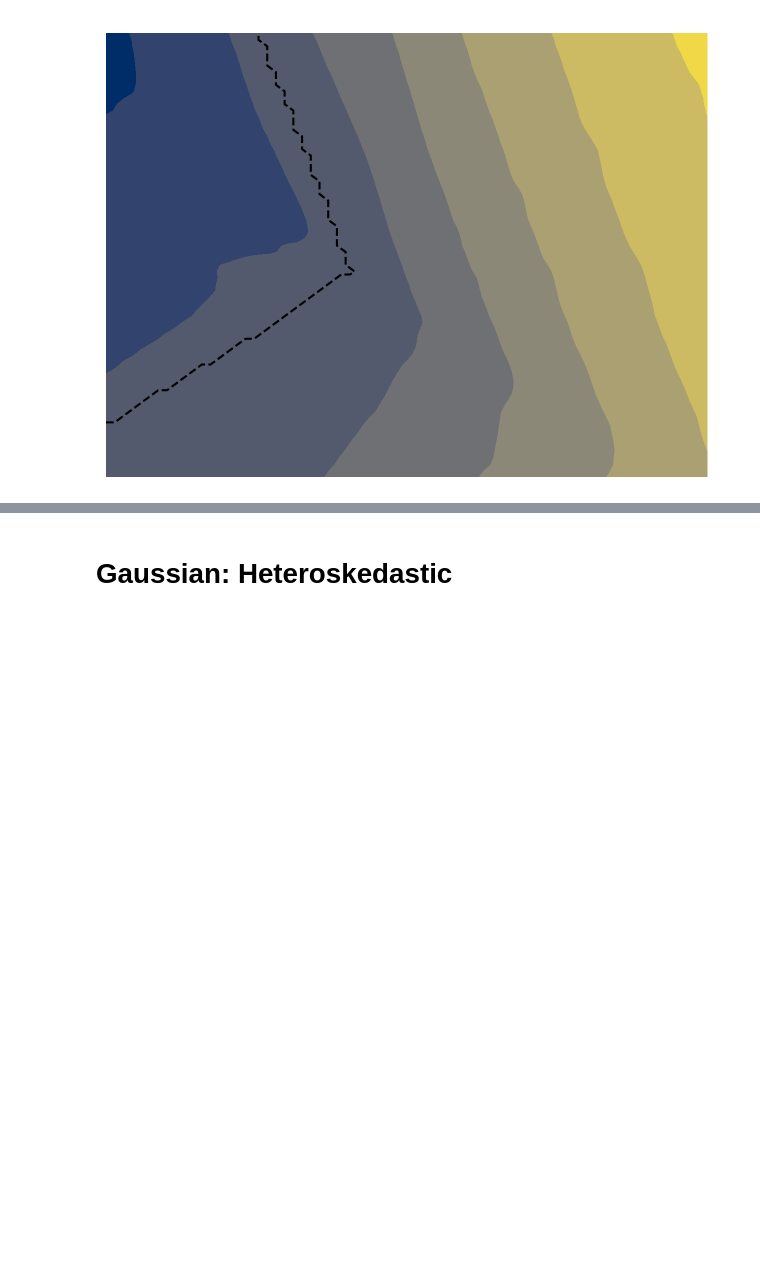
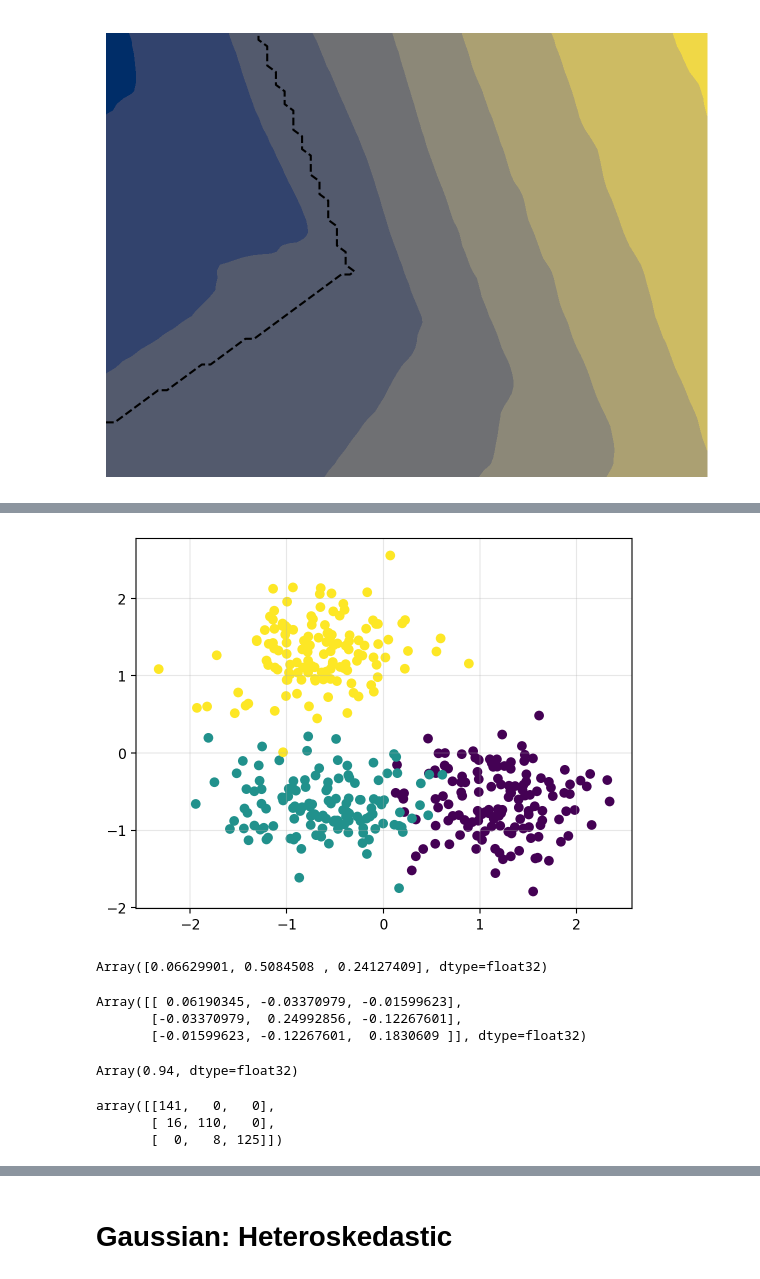
Before and after one commit to gerdm/bayes, a Jupyter notebook: exponential-families-ekf.ipynb, the cells around one changed output, grey strips where cells are left out. Saved outputs shown, nothing was run; the diff lists cells and outputs as text; code cells hidden in the pictures; blank space fills up the shorter version.

```diff
--- a/exponential-families-ekf.ipynb
+++ b/exponential-families-ekf.ipynb
@@ -122,0 +135,10 @@ MovieWriter ffmpeg unavailable; using Pillow instead.
+# %%
+n_obs = 400
+k = 3 # TODO: remove hard-code
+X, y, _ = make_biclusters((n_obs, 2), k, noise=20, random_state=31415, shuffle=False)
+X = (X - X.mean(axis=0, keepdims=True)) / X.std(axis=0, keepdims=True)
+# %%
+plt.scatter(*X.T, c=y.argmax(axis=0))
+plt.grid(alpha=0.3)
+# %% [output]
+[figure, added]
@@ -122,0 +180,24 @@ MovieWriter ffmpeg unavailable; using Pillow instead.
+# %%
+agent.mean(eta)
+# %% [output]
+Array([0.06629901, 0.5084508 , 0.24127409], dtype=float32)
+# %%
+agent.covariance(eta)
+# %% [output]
+Array([[ 0.06190345, -0.03370979, -0.01599623],
+       [-0.03370979,  0.24992856, -0.12267601],
+       [-0.01599623, -0.12267601,  0.1830609 ]], dtype=float32)
+# %%
+etas = agent.apply_fn(bel.mean, X)
+yhat = jax.vmap(agent.mean)(etas)
+yhat_cat = yhat.argmax(axis=1)
+(yhat_cat == ycat).mean()
+# %% [output]
+Array(0.94, dtype=float32)
+# %%
+from sklearn.metrics import confusion_matrix
+confusion_matrix(ycat, yhat_cat)
+# %% [output]
+array([[141,   0,   0],
+       [ 16, 110,   0],
+       [  0,   8, 125]])
```
Also changed, not shown: parts of 22 cells of this notebook.
